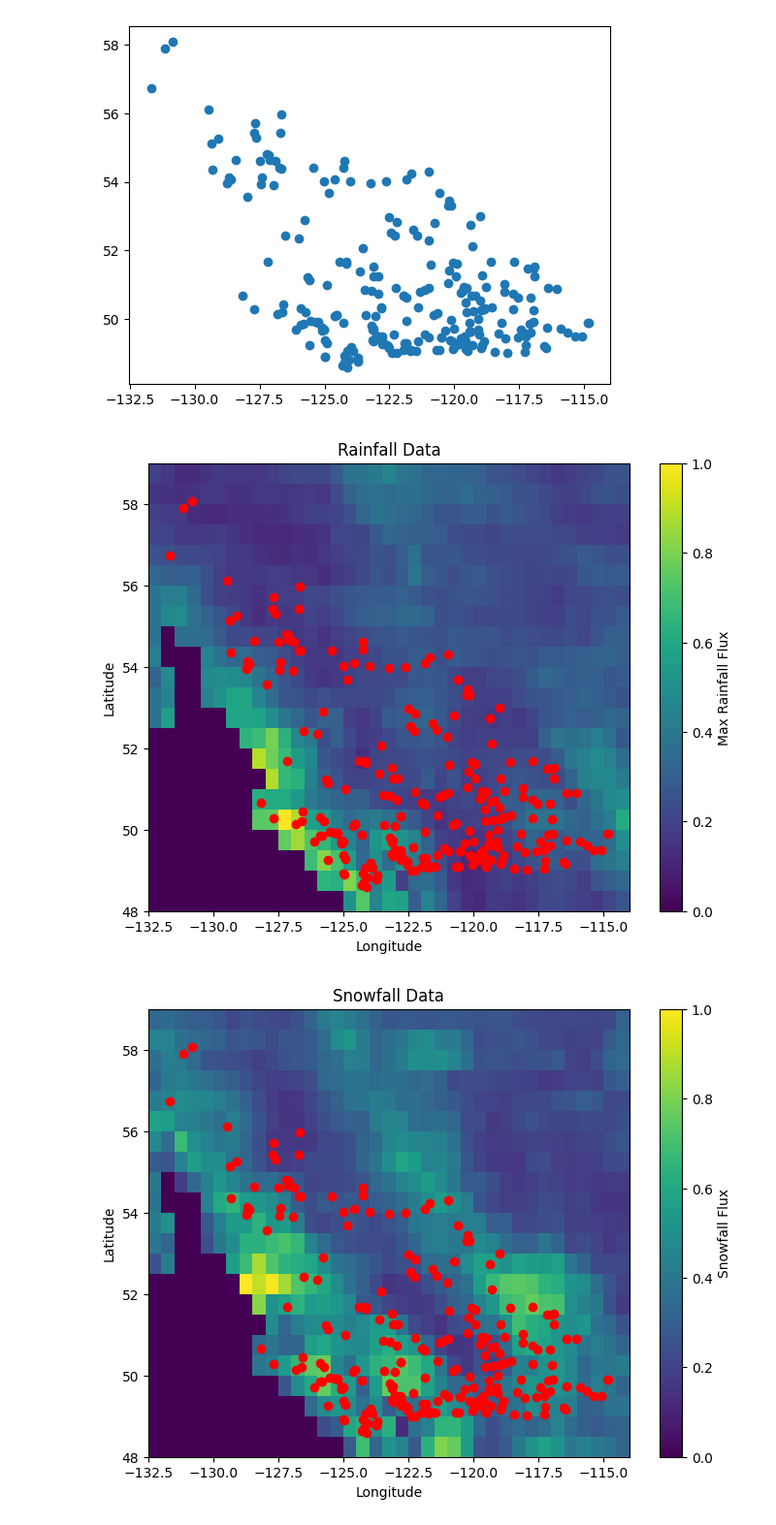
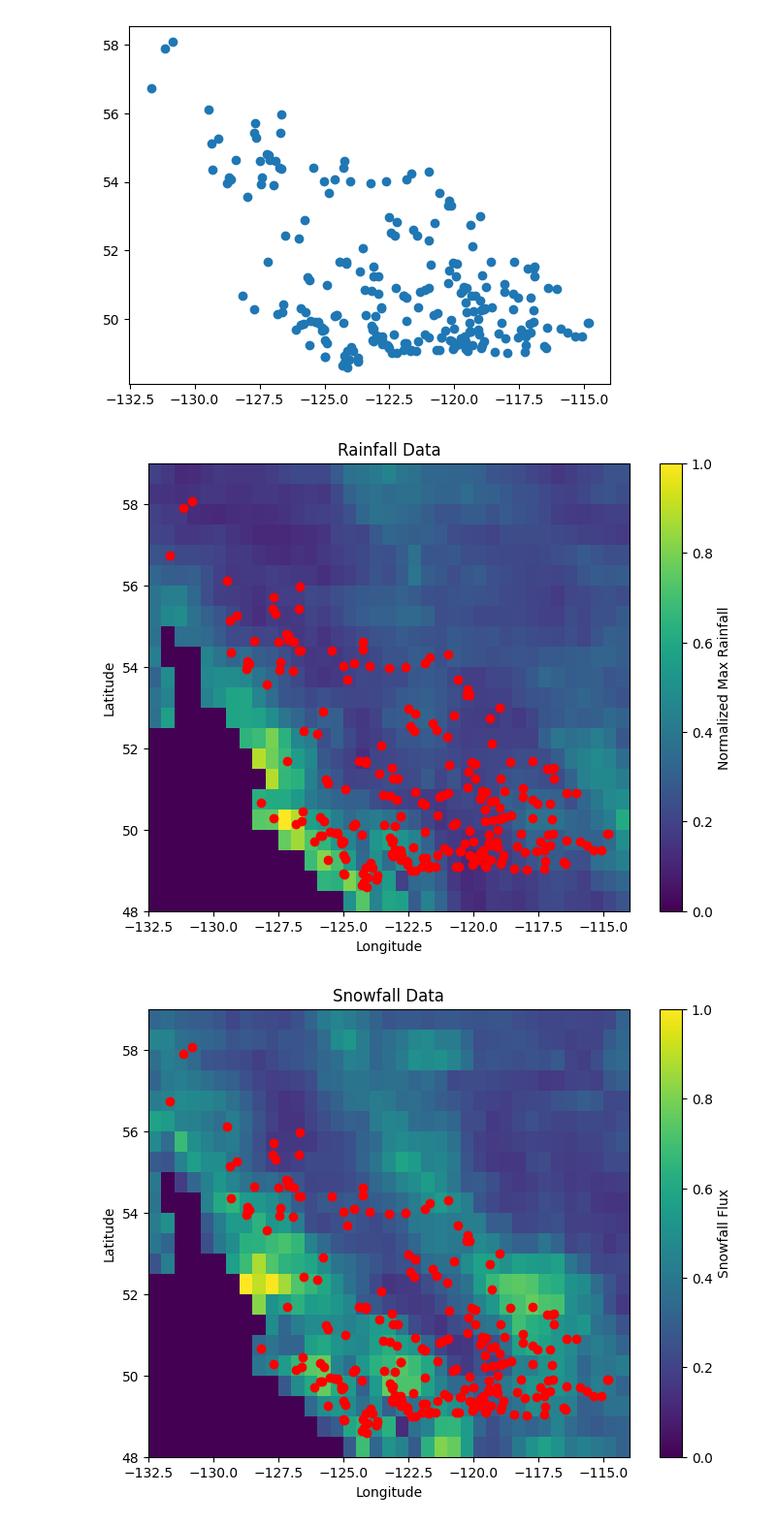
Before and after one commit to TWilson05/EOSC-410-Final-Project, a Jupyter notebook: preprocess_data.ipynb, the cells around one changed output. Shown at 97% size. Cells and saved outputs as stored; diff of their text form; code cells hidden in the pictures.

Commit message:
updated preprocessing images

```diff
--- a/preprocess_data.ipynb
+++ b/preprocess_data.ipynb
@@ -423,22 +462,22 @@ plt.show()
 # %%
 measured_lats = np.load('data/weather_data/lats.npy')
 measured_lons = np.load('data/weather_data/lons.npy')
 
 # plot a color map of the max rainfall at each measured location
 rain = np.load('data/weather_data/rainfall_data.npy')
 rain_max = np.max(rain, axis=0)
 
 # Create the plot
 plt.figure(figsize=(8, 6))
 plt.pcolormesh(measured_lons, measured_lats, rain_max, cmap='viridis', shading='auto')
 plt.scatter(lons, lats, c='red')
-plt.colorbar(label='Max Rainfall Flux')
+plt.colorbar(label='Normalized Max Rainfall')
 plt.xlabel('Longitude')
 plt.ylabel('Latitude')
 plt.title('Rainfall Data')
 plt.show()
 # %% [output]
-[figure, old version]
+[figure, new version]
 # %%
 # do this for snowfall
 snow = np.load('data/weather_data/snowfall_data.npy')
```
Also changed, not shown: parts of 2 cells of this notebook, 1 other file.
